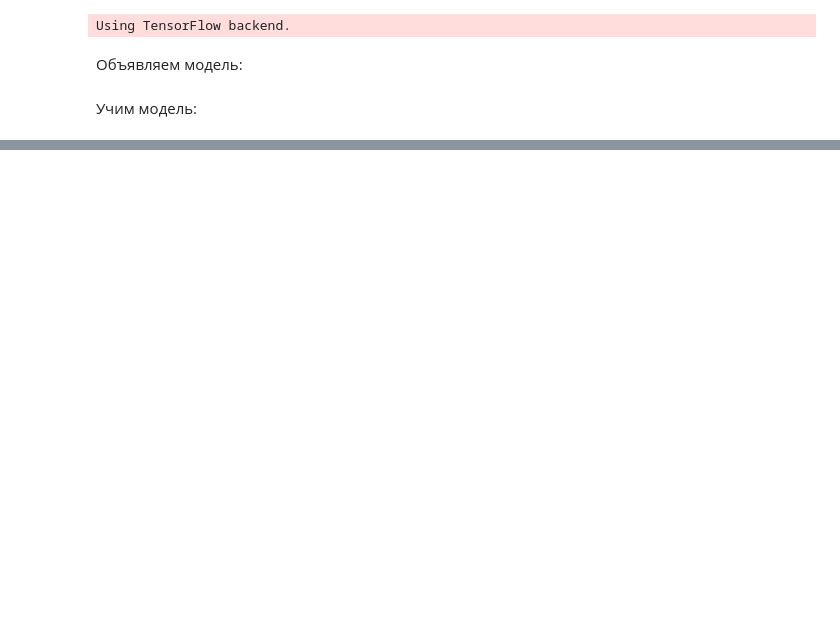
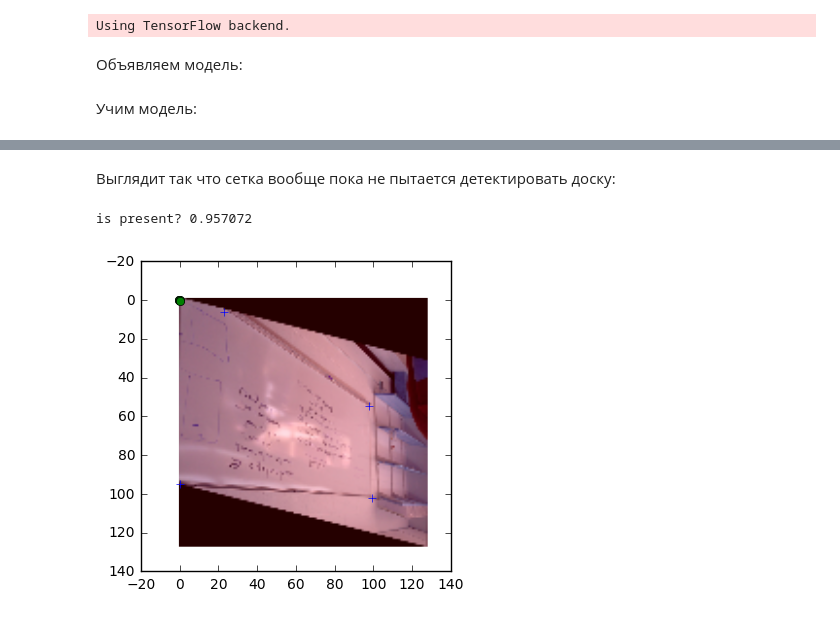
Before and after one commit to bbotio/whiteboard, a Jupyter notebook: models/Keras simple CNN.ipynb, the cells around one changed output, grey strips where cells are left out. Drawn from its saved outputs; the diff is of its cells as text; code cells hidden in the pictures; blank space fills up the shorter version.

Commit message:
Simple CNN just wont want to detect whiteboard!

```diff
--- a/models/Keras simple CNN.ipynb
+++ b/models/Keras simple CNN.ipynb
@@ -5,8 +9,8 @@ import keras
 import pandas as pd
 import ast
 
-train = pd.read_csv('../source/train.csv')
-test = pd.read_csv('../source/test.csv')
+train = pd.read_csv('source/train.csv')
+test = pd.read_csv('source/test.csv')
 train['labels'] = train['labels'].map(ast.literal_eval)
 test['labels'] = test['labels'].map(ast.literal_eval)
 # %% [output]
@@ -21,7 +25,7 @@ import tensorflow as tf
 from keras.layers import Input
 from keras import backend as K
 
-from model_zoo import lenet_like_convnet, whiteboard_detector, whiteboard_loss
+from models.model_zoo import lenet_like_convnet, whiteboard_detector, whiteboard_loss
 
 sess = tf.Session()
 K.set_session(sess)
@@ -29,7 +33,7 @@ K.set_session(sess)
 input_height = 128
 input_width = 128
 
-input_image = Input(shape=(input_height, input_width, 1))
+input_image = Input(shape=(input_height, input_width, 3))
 lenet = lenet_like_convnet(input_image)
 
 simple_detector = whiteboard_detector(input_image, lenet)
@@ -40,10 +44,10 @@ simple_detector.compile(optimizer='sgd', loss=whiteboard_loss)
 # %%
 %load_ext autoreload
 %autoreload 2
-from utils import whiteboard_images
+from models.image_generator import whiteboard_images
 
 img_dir = 'source/'
-img_size = (input_height, input_width, 1)
+img_size = (input_height, input_width)
 
 imgs = whiteboard_images(train, img_dir, img_size)
 
@@ -56,2 +69,21 @@ KeyboardInterrupt:
+# %%
+valid_imgs = whiteboard_images(test, img_dir, img_size)
+valid_batch_input, valid_batch_labels = next(valid_imgs)
+predictions = simple_detector.predict_on_batch(valid_batch_input)
+# %% [markdown]
+Выглядит так что сетка вообще пока не пытается детектировать доску:
+# %%
+%matplotlib inline
+from matplotlib import pyplot as plt
+
+img_ix = 0
+plt.imshow(valid_batch_input[img_ix])
+plt.plot(valid_batch_labels[img_ix][2:6], valid_batch_labels[img_ix][6:10], '+')
+plt.plot(predictions[img_ix][2:6], predictions[img_ix][6:10], 'o')
+
+print("is present?", predictions[img_ix][1])
+# %% [output]
+is present? 0.957072
+[figure, added]
 # %%
 writer = tf.train.SummaryWriter("models/logs/simple_whiteboard_detector", sess.graph)
```
Also changed, not shown: parts of 2 cells of this notebook, 4 other files.
